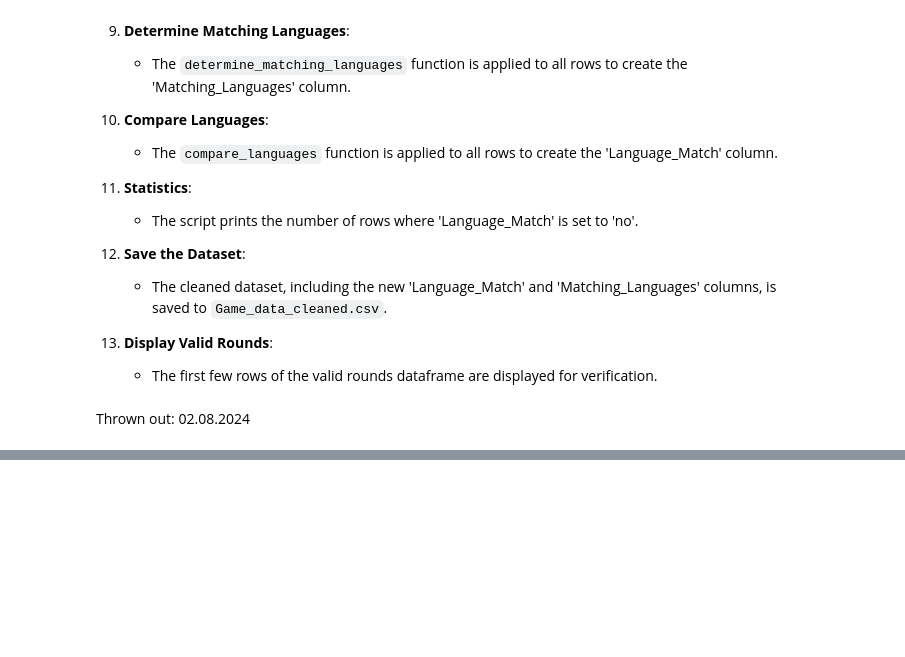
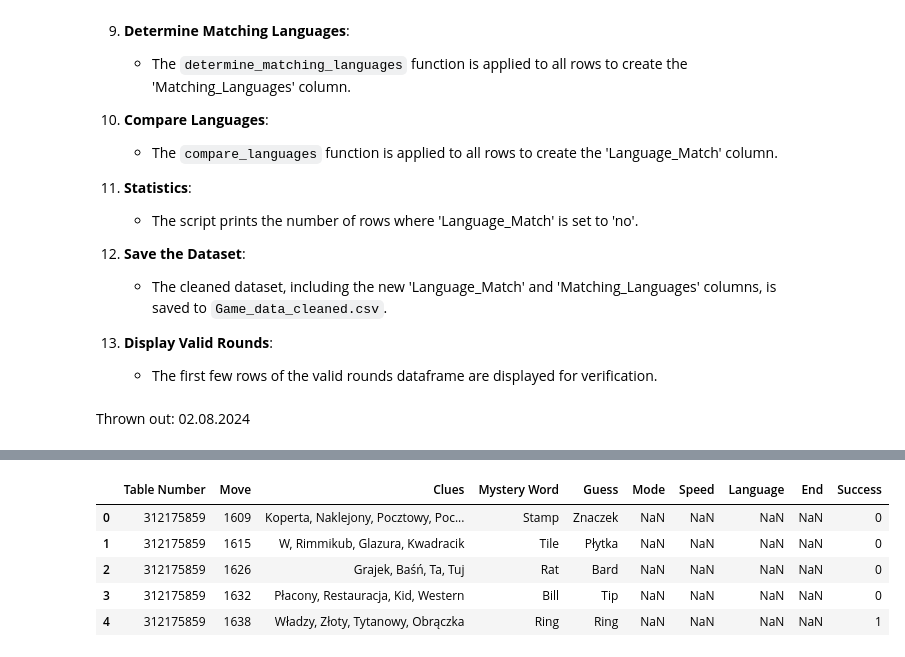
Before and after one commit to dwrobel24/BGA-MA-New, a Jupyter notebook: throwaway_code.ipynb, the cells around one changed output, grey strips where cells are left out. Saved outputs shown, nothing was run; the diff lists cells and outputs as text; code cells hidden in the pictures; blank space fills up the shorter version.

```diff
--- a/throwaway_code.ipynb
+++ b/throwaway_code.ipynb
@@ -599,0 +852,14 @@ print(f"Number of invalid words: {invalid_word_count}")
+# %%
+df = pd.read_csv("Game_data_25_04_24.csv")
+
+# Create the 'Success' column
+df['Success'] = df.apply(lambda row: 1 if row['Guess'] == row['Mystery Word'] else 0, axis=1)
+
+df.head()
+# %% [output]
+|  | Table Number | Move | Clues | Mystery Word | Guess | Mode | Speed | Language | End | Success |
+| 0 | 312175859 | 1609 | Koperta, Naklejony, Pocztowy, Poc... | Stamp | Znaczek | NaN | NaN | NaN | NaN | 0 |
+| 1 | 312175859 | 1615 | W, Rimmikub, Glazura, Kwadracik | Tile | Płytka | NaN | NaN | NaN | NaN | 0 |
+| 2 | 312175859 | 1626 | Grajek, Baśń, Ta, Tuj | Rat | Bard | NaN | NaN | NaN | NaN | 0 |
+| 3 | 312175859 | 1632 | Płacony, Restauracja, Kid, Western | Bill | Tip | NaN | NaN | NaN | NaN | 0 |
+| 4 | 312175859 | 1638 | Władzy, Złoty, Tytanowy, Obrączka | Ring | Ring | NaN | NaN | NaN | NaN | 1 |
```
Also changed, not shown: parts of 23 cells of this notebook, 11 other files.
